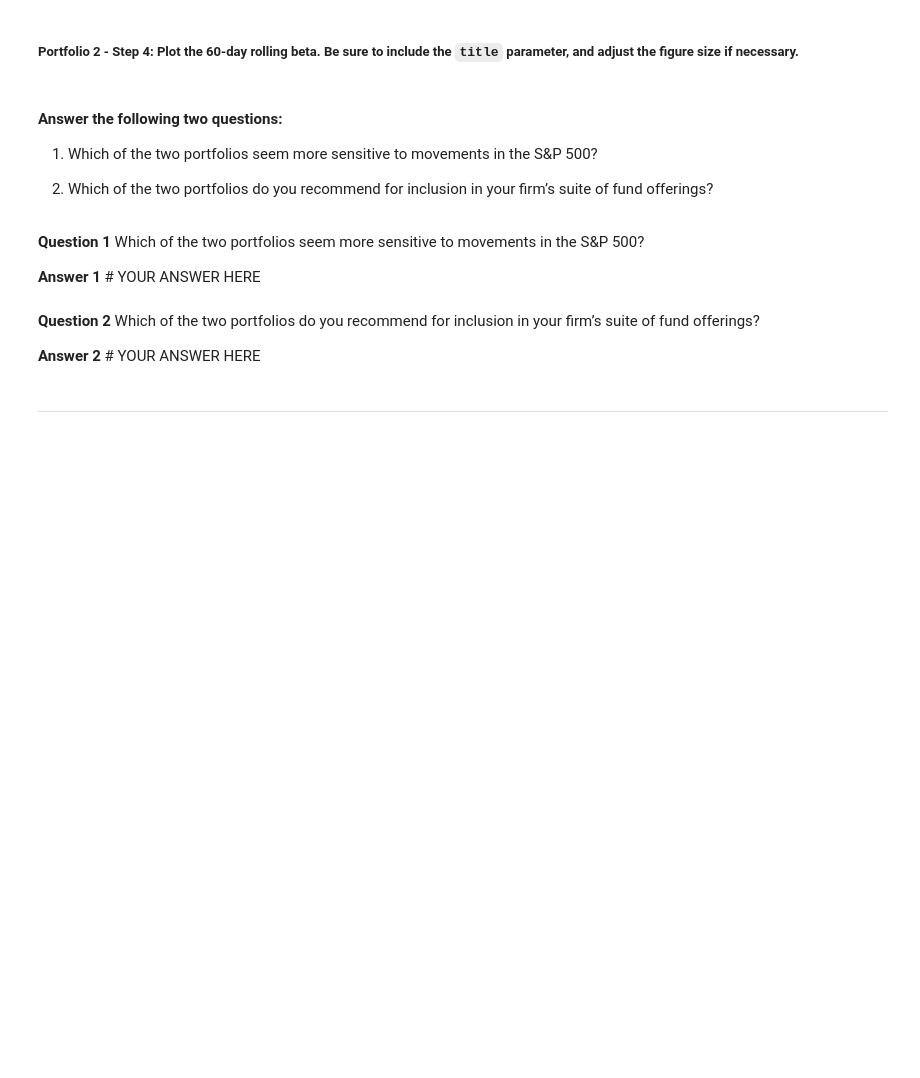
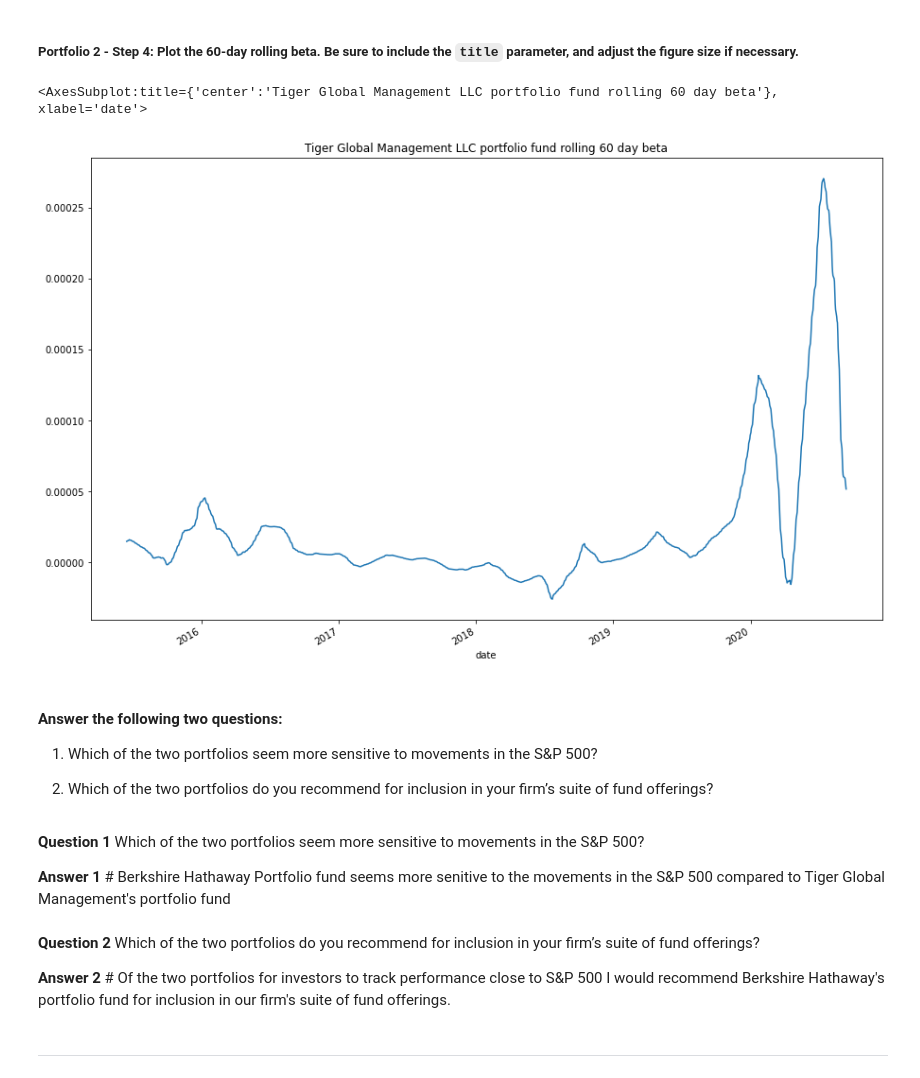
Before and after one commit to Aheesh/risk_return, a Jupyter notebook: risk_return_analysis.ipynb, the cells around one changed output. Cells and saved outputs as stored; diff of their text form; code cells hidden in the pictures; blank space fills up the shorter version.

```diff
--- a/risk_return_analysis.ipynb
+++ b/risk_return_analysis.ipynb
@@ -441,3 +492,5 @@ Your analysis is nearing completion. Now, you need to evaluate how the portfolio
 # Calculate the covariance using a 60-day rolling window
 # Review the last five rows of the covariance data
 # YOUR CODE HERE
+tiger_SnP_covar=daily_returns_df['TIGER GLOBAL MANAGEMENT LLC'].rolling(window=60).cov(daily_returns_df['S&P 500'].rolling(window=60).var())
+tiger_SnP_covar.tail()
@@ -447,3 +508,5 @@ Your analysis is nearing completion. Now, you need to evaluate how the portfolio
 # Calculate the beta based on the 60-day rolling covariance compared to the market (S&P 500)
 # Review the last five rows of the beta information
 # YOUR CODE HERE
+tiger_beta=tiger_SnP_covar/daily_returns_df['S&P 500'].rolling(window=60).var()
+tiger_beta.tail()
@@ -457,7 +543,13 @@ Your analysis is nearing completion. Now, you need to evaluate how the portfolio
 # %%
 # Plot the rolling beta
 # Include a title parameter and adjust the figure size
 # YOUR CODE HERE
+tiger_beta.rolling(window=60).mean().dropna().plot(kind='line',
+                                                  figsize=(15,10),
+                                                  title="Tiger Global Management LLC portfolio fund rolling 60 day beta")
+# %% [output]
+<AxesSubplot:title={'center':'Tiger Global Management LLC portfolio fund rolling 60 day beta'}, xlabel='date'>
+[figure, added]
 # %% [markdown]
 #### Answer the following two questions:
 
@@ -467,10 +559,10 @@ Your analysis is nearing completion. Now, you need to evaluate how the portfolio
 # %% [markdown]
 **Question 1** Which of the two portfolios seem more sensitive to movements in the S&P 500?
 
-**Answer 1** # YOUR ANSWER HERE
+**Answer 1** # Berkshire Hathaway Portfolio fund seems more senitive to the movements in the S&P 500 compared to Tiger Global Management's portfolio fund
 # %% [markdown]
 **Question 2** Which of the two portfolios do you recommend for inclusion in your firm’s suite of fund offerings?
 
-**Answer 2** # YOUR ANSWER HERE
+**Answer 2** # Of the two portfolios for investors to track performance close to S&P 500 I would recommend Berkshire Hathaway's portfolio fund for inclusion in our firm's suite of fund offerings.
 # %% [markdown]
 ---
```
Also changed, not shown: parts of 9 cells of this notebook.
